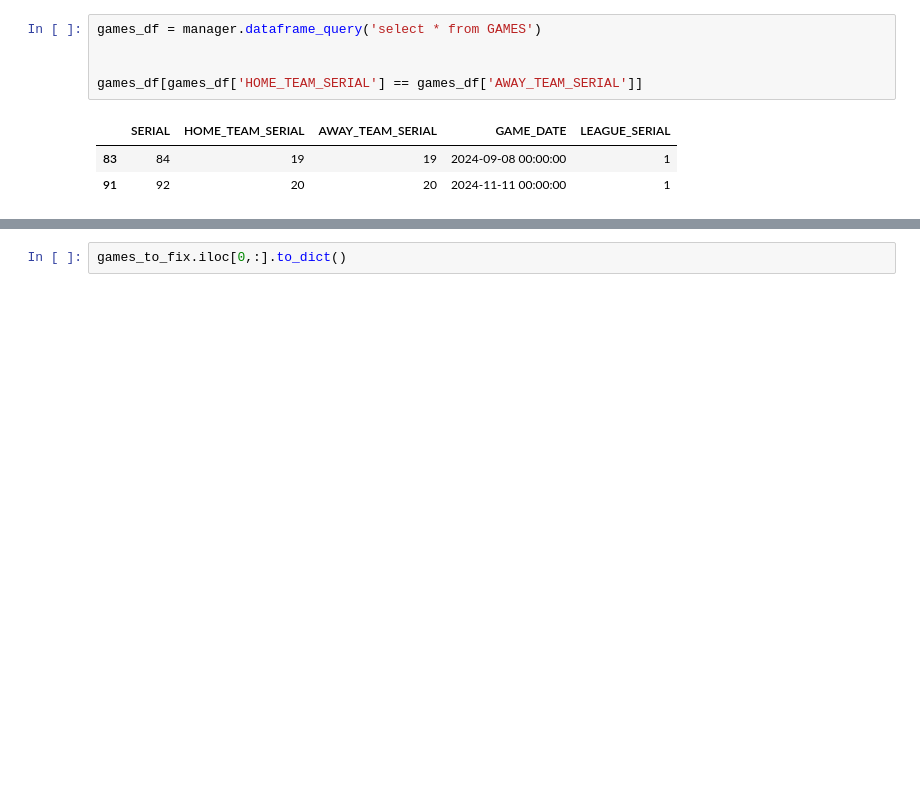
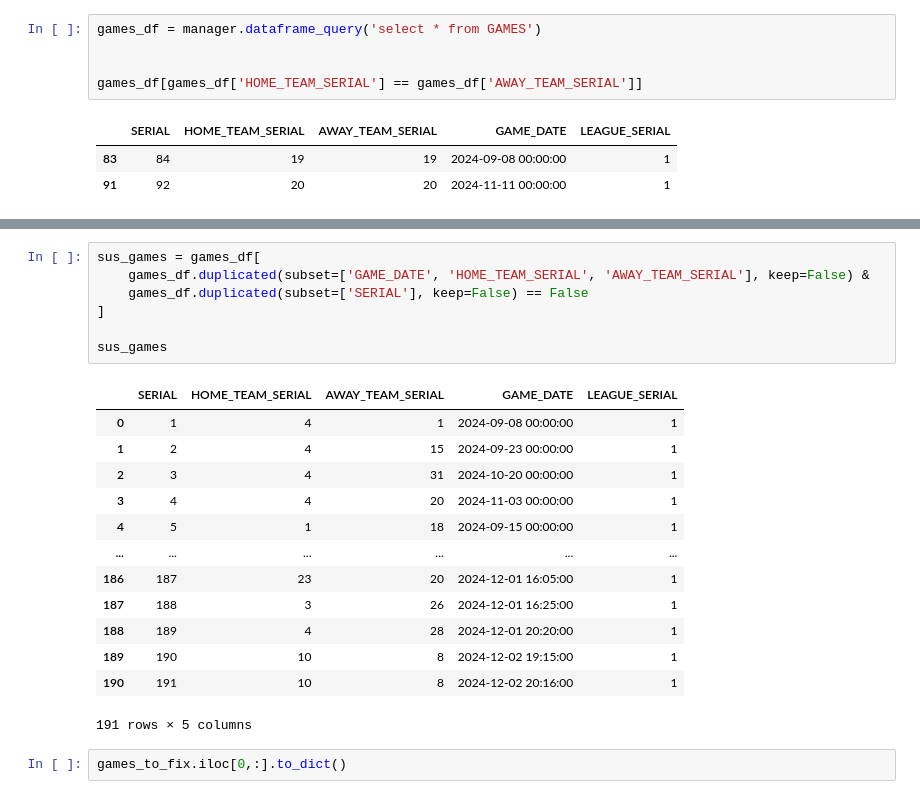
Before and after one commit to tmccoy94/Sports_Data_Project, a Jupyter notebook: test2.ipynb, the cells around one changed output, grey strips where cells are left out. Drawn from its saved outputs; the diff is of its cells as text; blank space fills up the shorter version.

```diff
--- a/test2.ipynb
+++ b/test2.ipynb
@@ -295,3 +328,24 @@ games_df[games_df['HOME_TEAM_SERIAL'] == games_df['AWAY_TEAM_SERIAL']]
+# %%
+sus_games = games_df[
+    games_df.duplicated(subset=['GAME_DATE', 'HOME_TEAM_SERIAL', 'AWAY_TEAM_SERIAL'], keep=False) &
+    games_df.duplicated(subset=['SERIAL'], keep=False) == False
+]
+
+sus_games
+# %% [output]
+|  | SERIAL | HOME_TEAM_SERIAL | AWAY_TEAM_SERIAL | GAME_DATE | LEAGUE_SERIAL |
+| 0 | 1 | 4 | 1 | 2024-09-08 00:00:00 | 1 |
+| 1 | 2 | 4 | 15 | 2024-09-23 00:00:00 | 1 |
+| 2 | 3 | 4 | 31 | 2024-10-20 00:00:00 | 1 |
+| 3 | 4 | 4 | 20 | 2024-11-03 00:00:00 | 1 |
+| 4 | 5 | 1 | 18 | 2024-09-15 00:00:00 | 1 |
+| ... | ... | ... | ... | ... | ... |
+| 186 | 187 | 23 | 20 | 2024-12-01 16:05:00 | 1 |
+| 187 | 188 | 3 | 26 | 2024-12-01 16:25:00 | 1 |
+| 188 | 189 | 4 | 28 | 2024-12-01 20:20:00 | 1 |
+| 189 | 190 | 10 | 8 | 2024-12-02 19:15:00 | 1 |
+| 190 | 191 | 10 | 8 | 2024-12-02 20:16:00 | 1 |
+191 rows × 5 columns
 # %%
 games_to_fix.iloc[0,:].to_dict()
 # %% [output]
```
Also changed, not shown: parts of 5 cells of this notebook, 2 other files.
